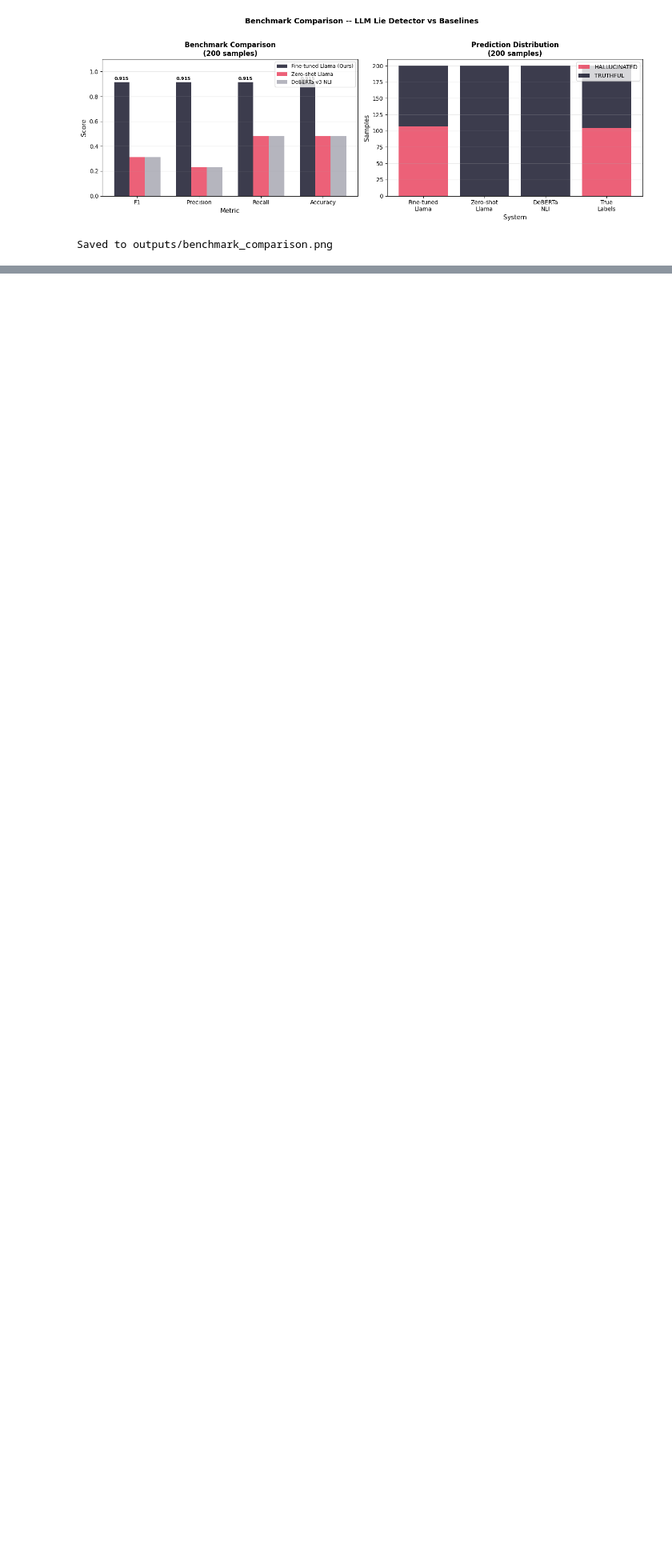
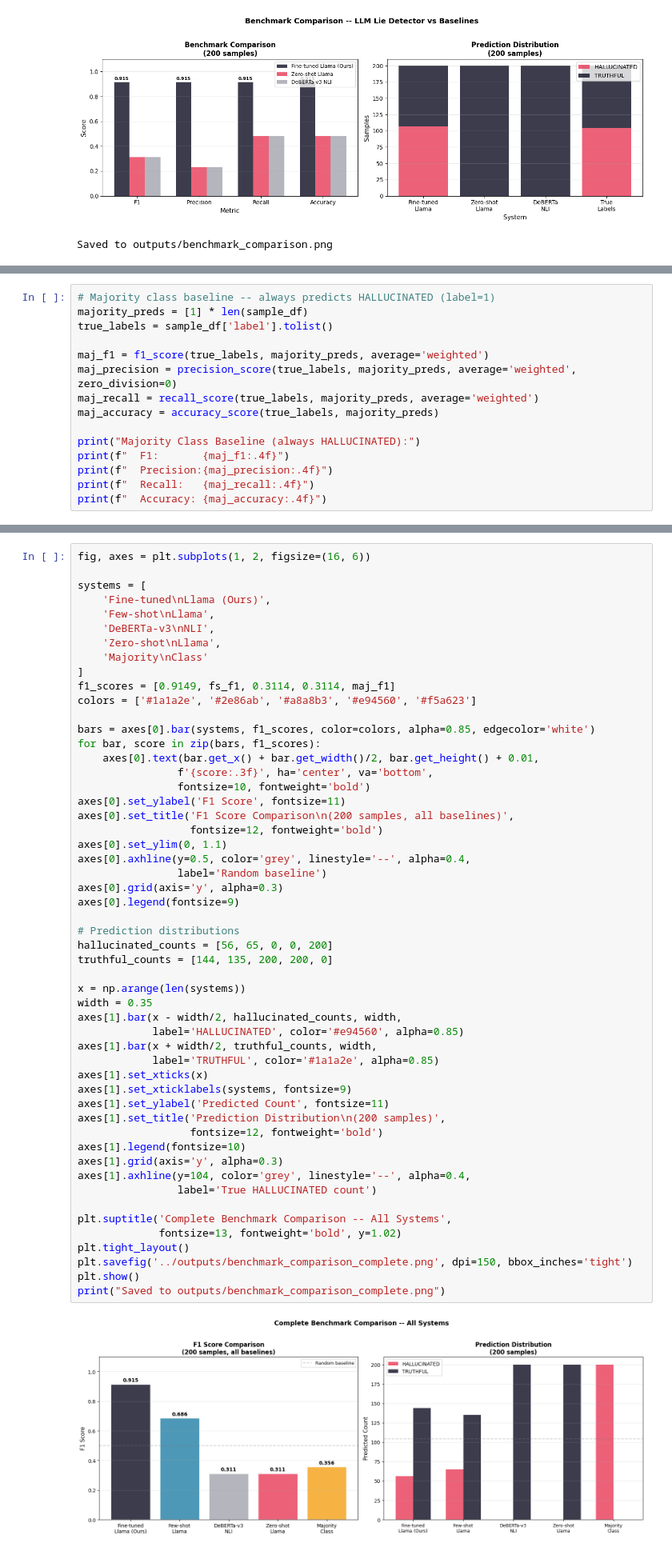
Before and after one commit to tamimmirza/llm-lie-detector, a Jupyter notebook: notebooks/10_benchmark_comparison.ipynb, the cells around one changed output, grey strips where cells are left out. Shown at 80% size. Saved outputs shown, nothing was run; the diff lists cells and outputs as text; blank space fills up the shorter version.

Commit message:
Phase 6: Complete benchmark comparison - fine-tuned 0.915 vs few-shot 0.686 vs baselines

```diff
--- a/notebooks/10_benchmark_comparison.ipynb
+++ b/notebooks/10_benchmark_comparison.ipynb
@@ -396,0 +405,15 @@ Saved to outputs/benchmark_comparison.png
+# %%
+# Majority class baseline -- always predicts HALLUCINATED (label=1)
+majority_preds = [1] * len(sample_df)
+true_labels = sample_df['label'].tolist()
+
+maj_f1 = f1_score(true_labels, majority_preds, average='weighted')
+maj_precision = precision_score(true_labels, majority_preds, average='weighted', zero_division=0)
+maj_recall = recall_score(true_labels, majority_preds, average='weighted')
+maj_accuracy = accuracy_score(true_labels, majority_preds)
+
+print("Majority Class Baseline (always HALLUCINATED):")
+print(f"  F1:       {maj_f1:.4f}")
+print(f"  Precision:{maj_precision:.4f}")
+print(f"  Recall:   {maj_recall:.4f}")
+print(f"  Accuracy: {maj_accuracy:.4f}")
@@ -396,0 +586,55 @@ Saved to outputs/benchmark_comparison.png
+# %%
+fig, axes = plt.subplots(1, 2, figsize=(16, 6))
+
+systems = [
+    'Fine-tuned\nLlama (Ours)',
+    'Few-shot\nLlama',
+    'DeBERTa-v3\nNLI',
+    'Zero-shot\nLlama',
+    'Majority\nClass'
+]
+f1_scores = [0.9149, fs_f1, 0.3114, 0.3114, maj_f1]
+colors = ['#1a1a2e', '#2e86ab', '#a8a8b3', '#e94560', '#f5a623']
+
+bars = axes[0].bar(systems, f1_scores, color=colors, alpha=0.85, edgecolor='white')
+for bar, score in zip(bars, f1_scores):
+    axes[0].text(bar.get_x() + bar.get_width()/2, bar.get_height() + 0.01,
+                f'{score:.3f}', ha='center', va='bottom',
+                fontsize=10, fontweight='bold')
+axes[0].set_ylabel('F1 Score', fontsize=11)
+axes[0].set_title('F1 Score Comparison\n(200 samples, all baselines)',
+                  fontsize=12, fontweight='bold')
+axes[0].set_ylim(0, 1.1)
+axes[0].axhline(y=0.5, color='grey', linestyle='--', alpha=0.4,
+                label='Random baseline')
+axes[0].grid(axis='y', alpha=0.3)
+axes[0].legend(fontsize=9)
+
+# Prediction distributions
+hallucinated_counts = [56, 65, 0, 0, 200]
+truthful_counts = [144, 135, 200, 200, 0]
+
+x = np.arange(len(systems))
+width = 0.35
+axes[1].bar(x - width/2, hallucinated_counts, width,
+            label='HALLUCINATED', color='#e94560', alpha=0.85)
+axes[1].bar(x + width/2, truthful_counts, width,
+            label='TRUTHFUL', color='#1a1a2e', alpha=0.85)
+axes[1].set_xticks(x)
+axes[1].set_xticklabels(systems, fontsize=9)
+axes[1].set_ylabel('Predicted Count', fontsize=11)
+axes[1].set_title('Prediction Distribution\n(200 samples)',
+                  fontsize=12, fontweight='bold')
+axes[1].legend(fontsize=10)
+axes[1].grid(axis='y', alpha=0.3)
+axes[1].axhline(y=104, color='grey', linestyle='--', alpha=0.4,
+                label='True HALLUCINATED count')
+
+plt.suptitle('Complete Benchmark Comparison -- All Systems',
+             fontsize=13, fontweight='bold', y=1.02)
+plt.tight_layout()
+plt.savefig('../outputs/benchmark_comparison_complete.png', dpi=150, bbox_inches='tight')
+plt.show()
+print("Saved to outputs/benchmark_comparison_complete.png")
+# %% [output]
+[figure, added]
```
Also changed, not shown: parts of 8 cells of this notebook, 5 other files.
